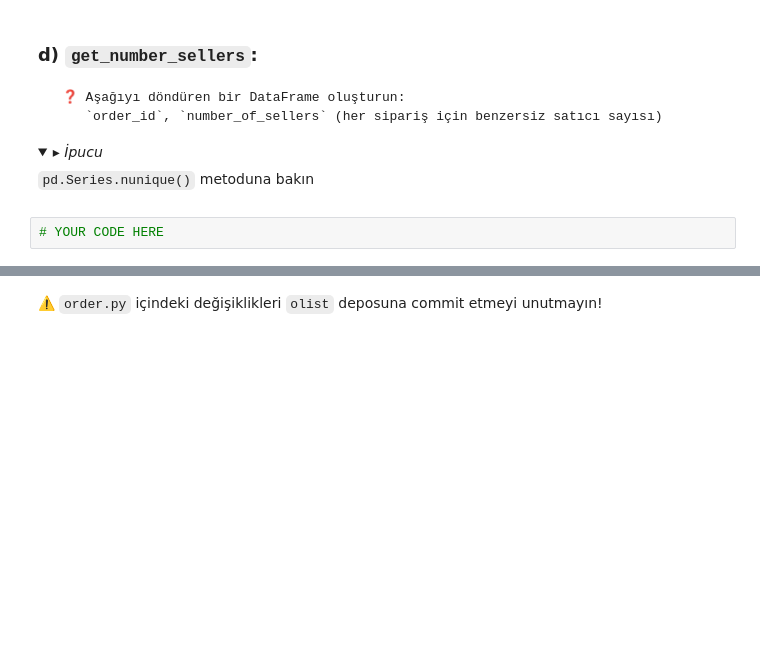
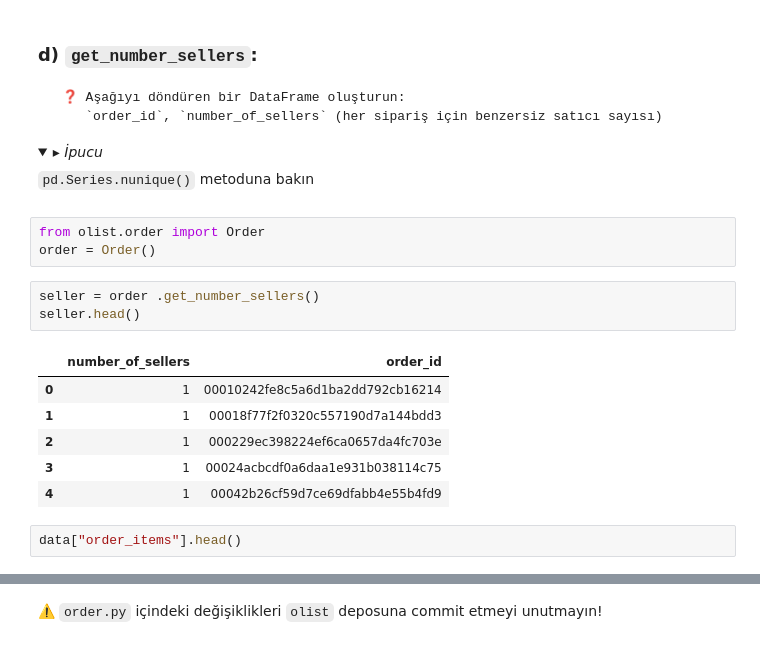
Before and after one commit to serenkayranerbas/data-orders, a Jupyter notebook: orders.ipynb, the cells around one changed output, grey strips where cells are left out. Drawn from its saved outputs; the diff is of its cells as text; folded sections open; blank space fills up the shorter version.

```diff
--- a/orders.ipynb
+++ b/orders.ipynb
@@ -318,8 +348,21 @@ result.write(); print(result.check())
 
 `pd.Series.nunique()` metoduna bakın
 </details>
-# %%
-# YOUR CODE HERE
+# %%
+from olist.order import Order
+order = Order()
+# %%
+seller = order .get_number_sellers()
+seller.head()
+# %% [output]
+|  | number_of_sellers | order_id |
+| 0 | 1 | 00010242fe8c5a6d1ba2dd792cb16214 |
+| 1 | 1 | 00018f77f2f0320c557190d7a144bdd3 |
+| 2 | 1 | 000229ec398224ef6ca0657da4fc703e |
+| 3 | 1 | 00024acbcdf0a6daa1e931b038114c75 |
+| 4 | 1 | 00042b26cf59d7ce69dfabb4e55b4fd9 |
+# %%
+data["order_items"].head()
 # %%
 from nbresult import ChallengeResult
 result = ChallengeResult('number_sellers',
```
Also changed, not shown: parts of 4 cells of this notebook, 3 other files.
